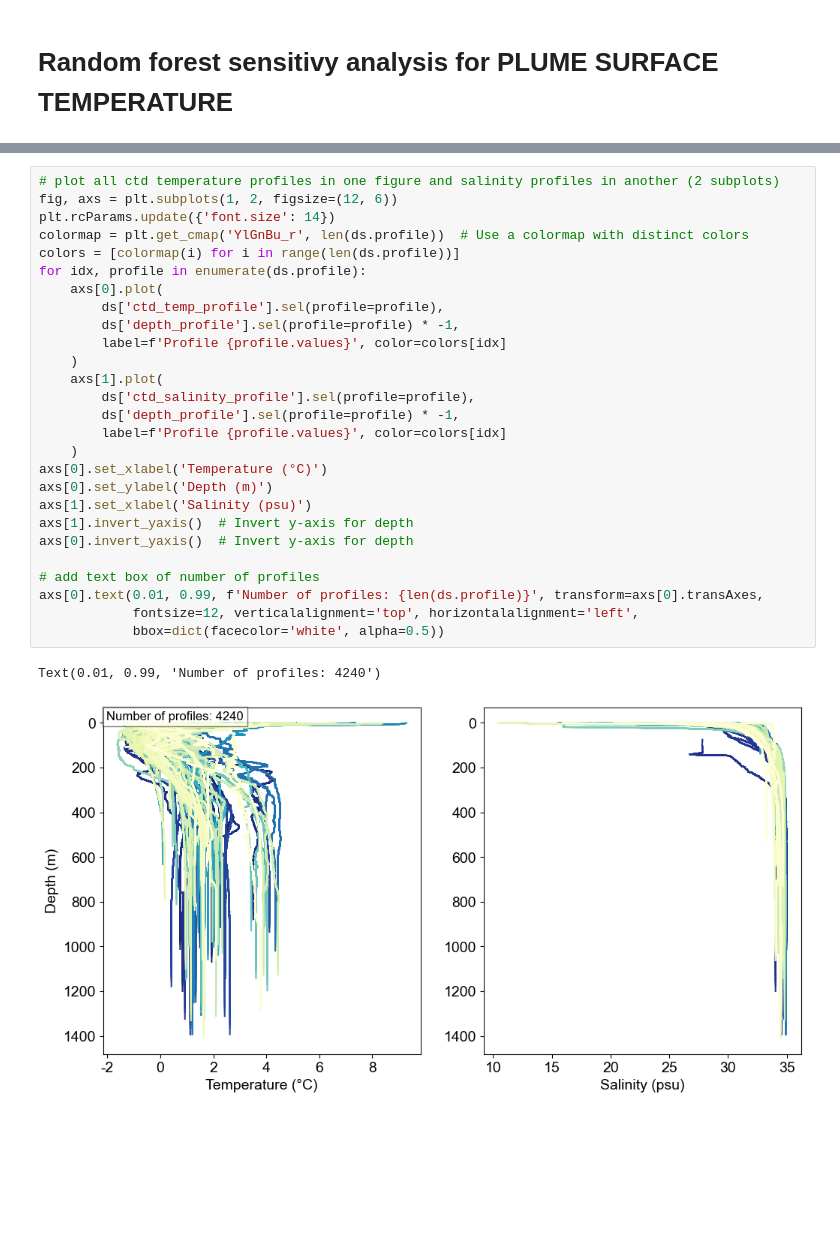
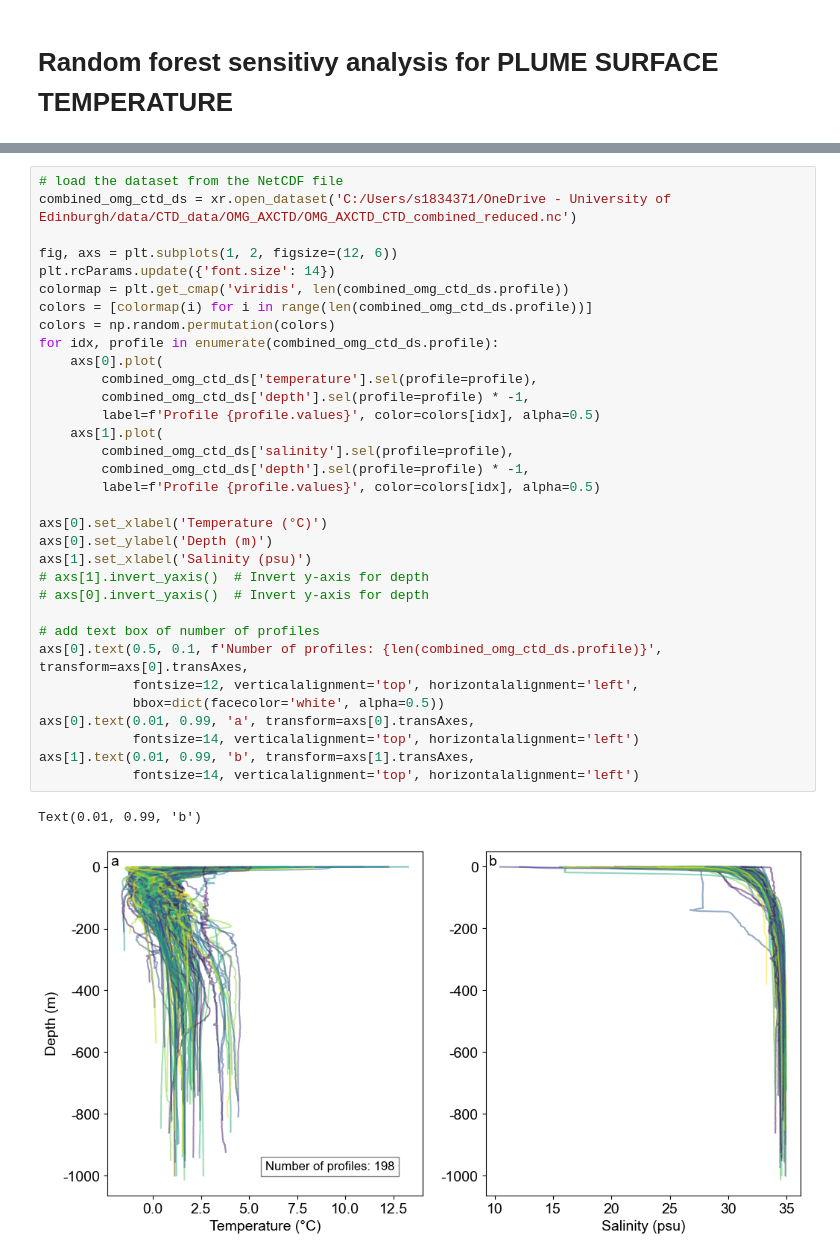
Before and after one commit to ry-ing/landsat-plume-proxy-submission, a Jupyter notebook: Buoyant_PM/BPM_ensemble_analysis.ipynb, the cells around one changed output, grey strips where cells are left out. Cells and saved outputs as stored; diff of their text form; blank space fills up the shorter version.

```diff
--- a/Buoyant_PM/BPM_ensemble_analysis.ipynb
+++ b/Buoyant_PM/BPM_ensemble_analysis.ipynb
@@ -402,34 +397,40 @@ splitting data
 training model
 [figure]
 # %%
-# plot all ctd temperature profiles in one figure and salinity profiles in another (2 subplots)
+# load the dataset from the NetCDF file
+combined_omg_ctd_ds = xr.open_dataset('C:/Users/s1834371/OneDrive - University of Edinburgh/data/CTD_data/OMG_AXCTD/OMG_AXCTD_CTD_combined_reduced.nc')
+
 fig, axs = plt.subplots(1, 2, figsize=(12, 6))
 plt.rcParams.update({'font.size': 14})
-colormap = plt.get_cmap('YlGnBu_r', len(ds.profile))  # Use a colormap with distinct colors
-colors = [colormap(i) for i in range(len(ds.profile))]
-for idx, profile in enumerate(ds.profile):
+colormap = plt.get_cmap('viridis', len(combined_omg_ctd_ds.profile))
+colors = [colormap(i) for i in range(len(combined_omg_ctd_ds.profile))]
+colors = np.random.permutation(colors)
+for idx, profile in enumerate(combined_omg_ctd_ds.profile):
     axs[0].plot(
-        ds['ctd_temp_profile'].sel(profile=profile),
-        ds['depth_profile'].sel(profile=profile) * -1,
-        label=f'Profile {profile.values}', color=colors[idx]
-    )
+        combined_omg_ctd_ds['temperature'].sel(profile=profile),
+        combined_omg_ctd_ds['depth'].sel(profile=profile) * -1,
+        label=f'Profile {profile.values}', color=colors[idx], alpha=0.5)
     axs[1].plot(
-        ds['ctd_salinity_profile'].sel(profile=profile),
-        ds['depth_profile'].sel(profile=profile) * -1,
-        label=f'Profile {profile.values}', color=colors[idx]
-    )
+        combined_omg_ctd_ds['salinity'].sel(profile=profile),
+        combined_omg_ctd_ds['depth'].sel(profile=profile) * -1,
+        label=f'Profile {profile.values}', color=colors[idx], alpha=0.5)
+
 axs[0].set_xlabel('Temperature (°C)')
 axs[0].set_ylabel('Depth (m)')
 axs[1].set_xlabel('Salinity (psu)')
-axs[1].invert_yaxis()  # Invert y-axis for depth
-axs[0].invert_yaxis()  # Invert y-axis for depth
+# axs[1].invert_yaxis()  # Invert y-axis for depth
+# axs[0].invert_yaxis()  # Invert y-axis for depth
 
 # add text box of number of profiles
-axs[0].text(0.01, 0.99, f'Number of profiles: {len(ds.profile)}', transform=axs[0].transAxes,
+axs[0].text(0.5, 0.1, f'Number of profiles: {len(combined_omg_ctd_ds.profile)}', transform=axs[0].transAxes,
             fontsize=12, verticalalignment='top', horizontalalignment='left',
             bbox=dict(facecolor='white', alpha=0.5))
+axs[0].text(0.01, 0.99, 'a', transform=axs[0].transAxes,
+            fontsize=14, verticalalignment='top', horizontalalignment='left')
+axs[1].text(0.01, 0.99, 'b', transform=axs[1].transAxes,
+            fontsize=14, verticalalignment='top', horizontalalignment='left')
 # %% [output]
-Text(0.01, 0.99, 'Number of profiles: 4240')
+Text(0.01, 0.99, 'b')
-[figure, old version]
+[figure, new version]
 # %%
 plt.figure(figsize=(10, 6))
```
Also changed, not shown: parts of 5 cells of this notebook, 10 other files.
